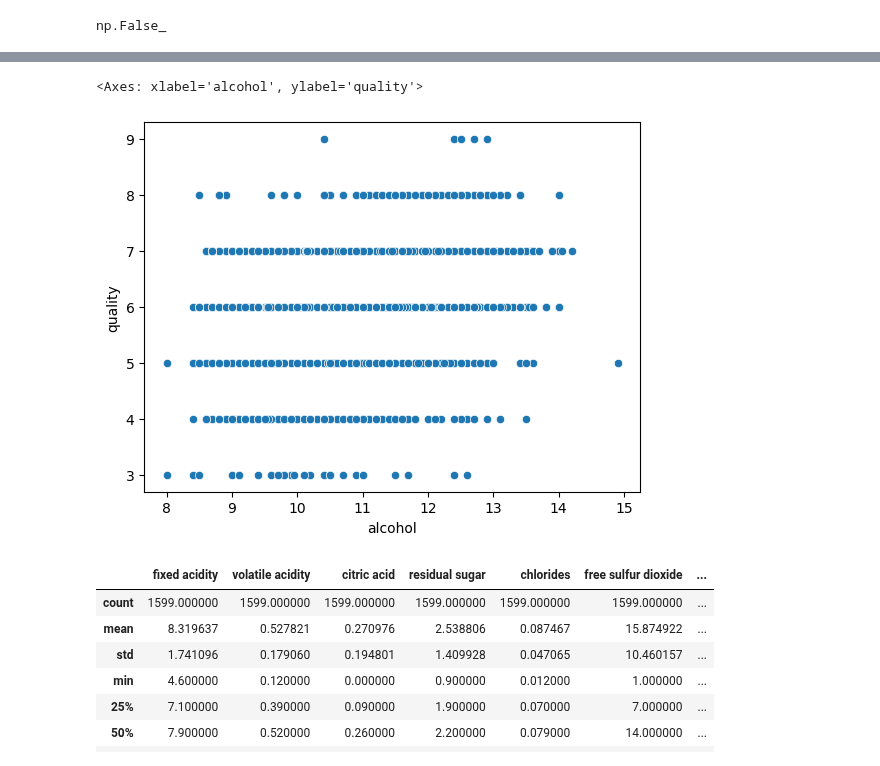
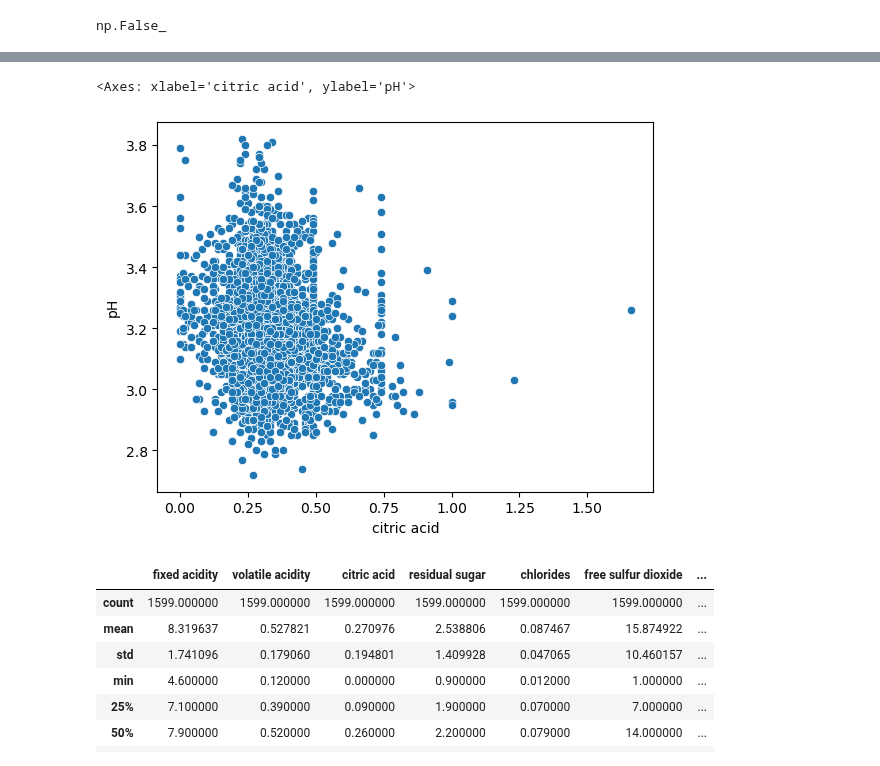
Before and after one commit to pbollhorn/bi-group5, a Jupyter notebook: mp2/mini_project_2.ipynb, the cells around one changed output, grey strips where cells are left out. Cells and saved outputs as stored; diff of their text form; code cells hidden in the pictures.

```diff
--- a/mp2/mini_project_2.ipynb
+++ b/mp2/mini_project_2.ipynb
@@ -151,10 +151,10 @@ alcohol                 float64
 quality                   int64
 dtype: object
 # %%
-sb.scatterplot(x='alcohol', y='quality', data=wine)
+sb.scatterplot(x='citric acid', y='pH', data=white_wine)
 # %% [output]
-<Axes: xlabel='alcohol', ylabel='quality'>
+<Axes: xlabel='citric acid', ylabel='pH'>
-[figure, old version]
+[figure, new version]
 # %%
 red_wine.describe()
 # %% [output]
```
Also changed, not shown: parts of 1 cell of this notebook.
